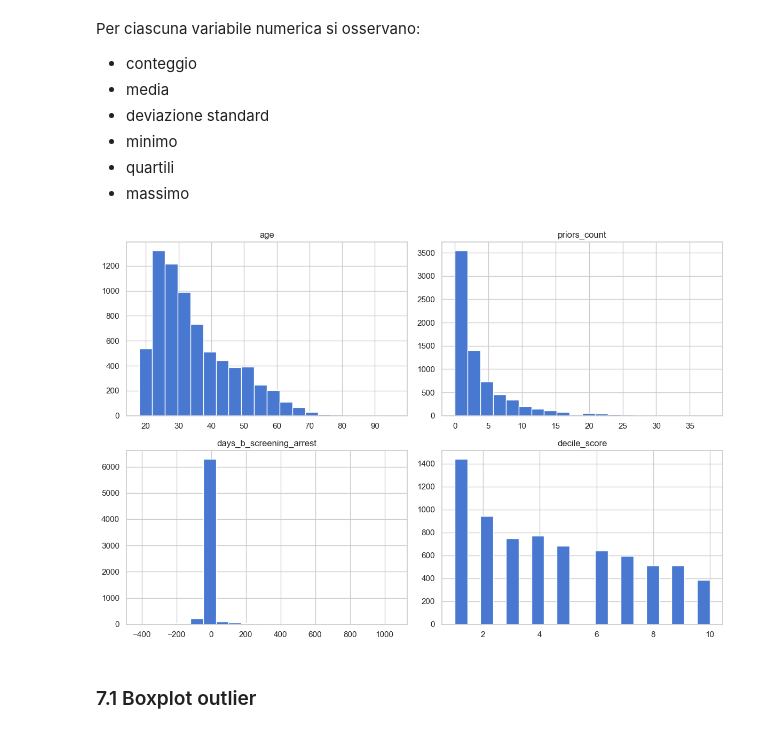
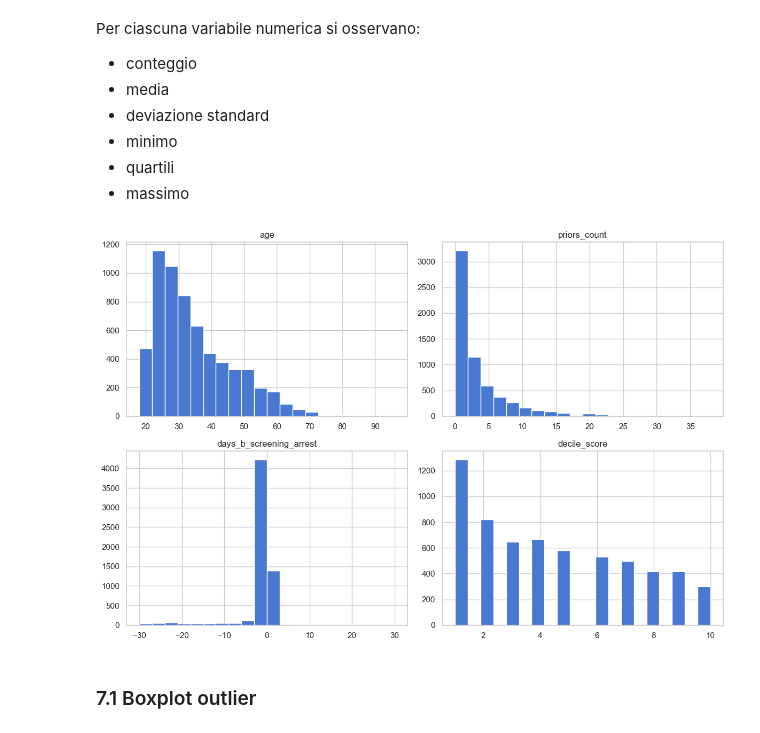
Before and after one commit to anna8987/tesi-COMPAS, a Jupyter notebook: tesiCOMPAS.ipynb, the cells around one changed output. Cells and saved outputs as stored; diff of their text form; code cells hidden in the pictures.

```diff
--- a/tesiCOMPAS.ipynb
+++ b/tesiCOMPAS.ipynb
@@ -364,11 +380,11 @@ Per ciascuna variabile numerica si osservano:
 # %%
 num_cols = ["age", "priors_count", "days_b_screening_arrest", "decile_score"]
 
-df[num_cols].hist(figsize=(12, 8), bins=20)
+df_filtered[num_cols].hist(figsize=(12, 8), bins=20)
 plt.tight_layout()
 plt.show()
 # %% [output]
-[figure, old version]
+[figure, new version]
 # %% [markdown]
 ### 7.1 Boxplot outlier
 # %%
```
Also changed, not shown: parts of 21 cells of this notebook, 4 other files.
